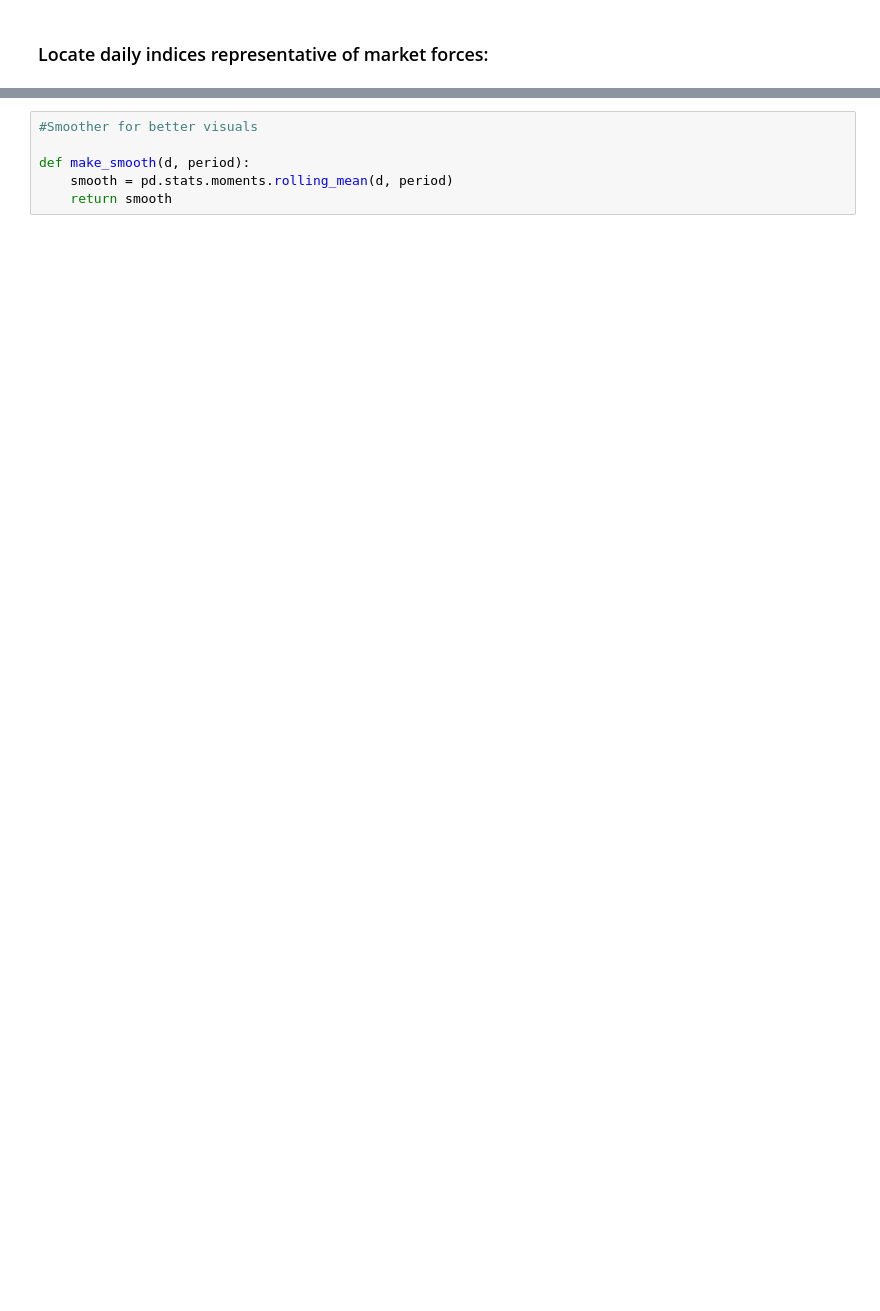
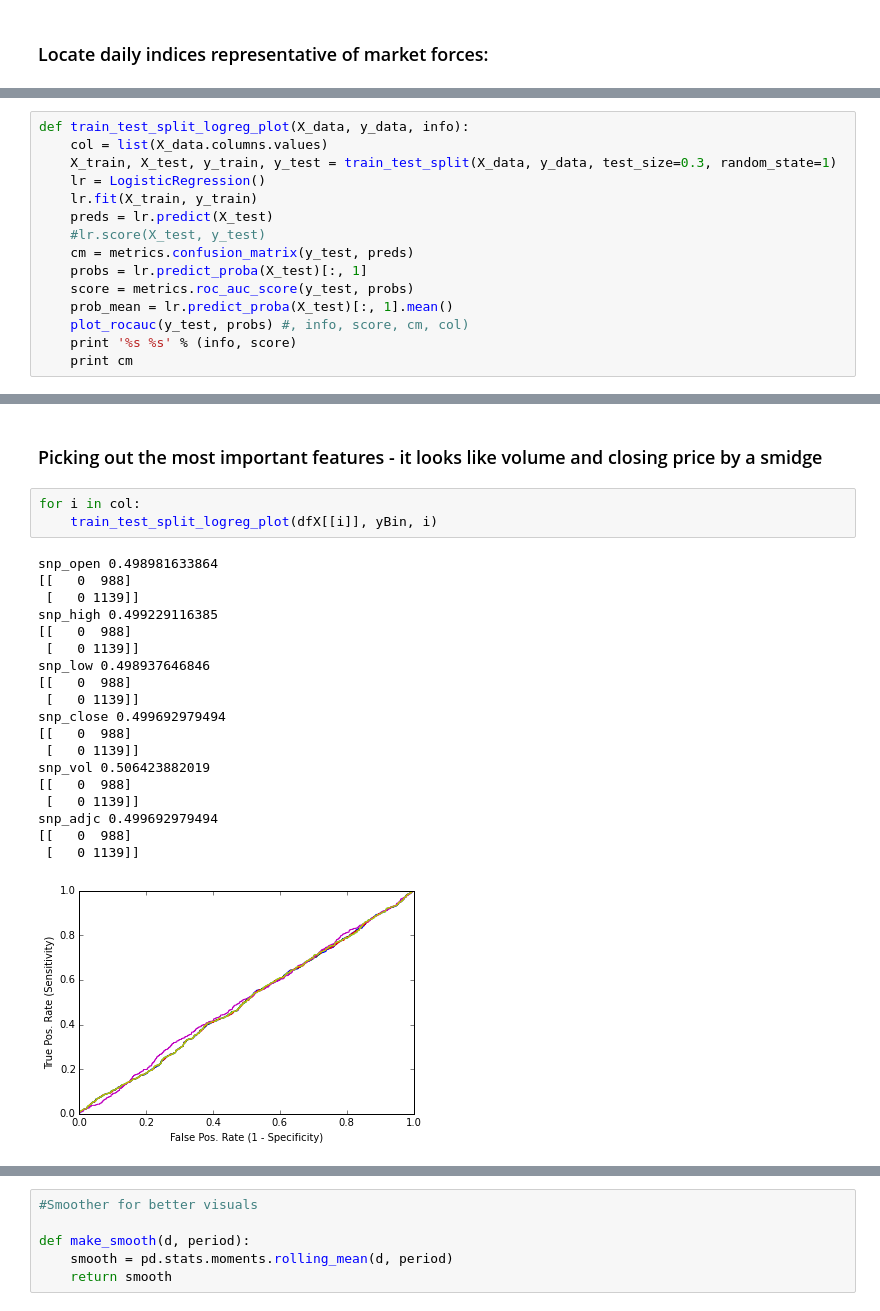
Before and after one commit to michaelsmirnoff/SF_DAT_15_WORK, a Jupyter notebook: brennan/eco_trends.ipynb, the cells around one changed output, grey strips where cells are left out. Cells and saved outputs as stored; diff of their text form; blank space fills up the shorter version.

```diff
--- a/brennan/eco_trends.ipynb
+++ b/brennan/eco_trends.ipynb
@@ -127,0 +245,15 @@ plt.title("MACD differential: 26 vs. 12 day")
+# %%
+def train_test_split_logreg_plot(X_data, y_data, info):
+    col = list(X_data.columns.values)
+    X_train, X_test, y_train, y_test = train_test_split(X_data, y_data, test_size=0.3, random_state=1)
+    lr = LogisticRegression()
+    lr.fit(X_train, y_train)
+    preds = lr.predict(X_test)
+    #lr.score(X_test, y_test)
+    cm = metrics.confusion_matrix(y_test, preds)
+    probs = lr.predict_proba(X_test)[:, 1]
+    score = metrics.roc_auc_score(y_test, probs)
+    prob_mean = lr.predict_proba(X_test)[:, 1].mean()
+    plot_rocauc(y_test, probs) #, info, score, cm, col)
+    print '%s %s' % (info, score)
+    print cm
@@ -127,0 +265,25 @@ plt.title("MACD differential: 26 vs. 12 day")
+# %% [markdown]
+### Picking out the most important features - it looks like volume and closing price by a smidge
+# %%
+for i in col:
+    train_test_split_logreg_plot(dfX[[i]], yBin, i)
+# %% [output]
+snp_open 0.498981633864
+[[   0  988]
+ [   0 1139]]
+snp_high 0.499229116385
+[[   0  988]
+ [   0 1139]]
+snp_low 0.498937646846
+[[   0  988]
+ [   0 1139]]
+snp_close 0.499692979494
+[[   0  988]
+ [   0 1139]]
+snp_vol 0.506423882019
+[[   0  988]
+ [   0 1139]]
+snp_adjc 0.499692979494
+[[   0  988]
+ [   0 1139]]
+[figure, added]
```
Also changed, not shown: parts of 149 cells of this notebook.
